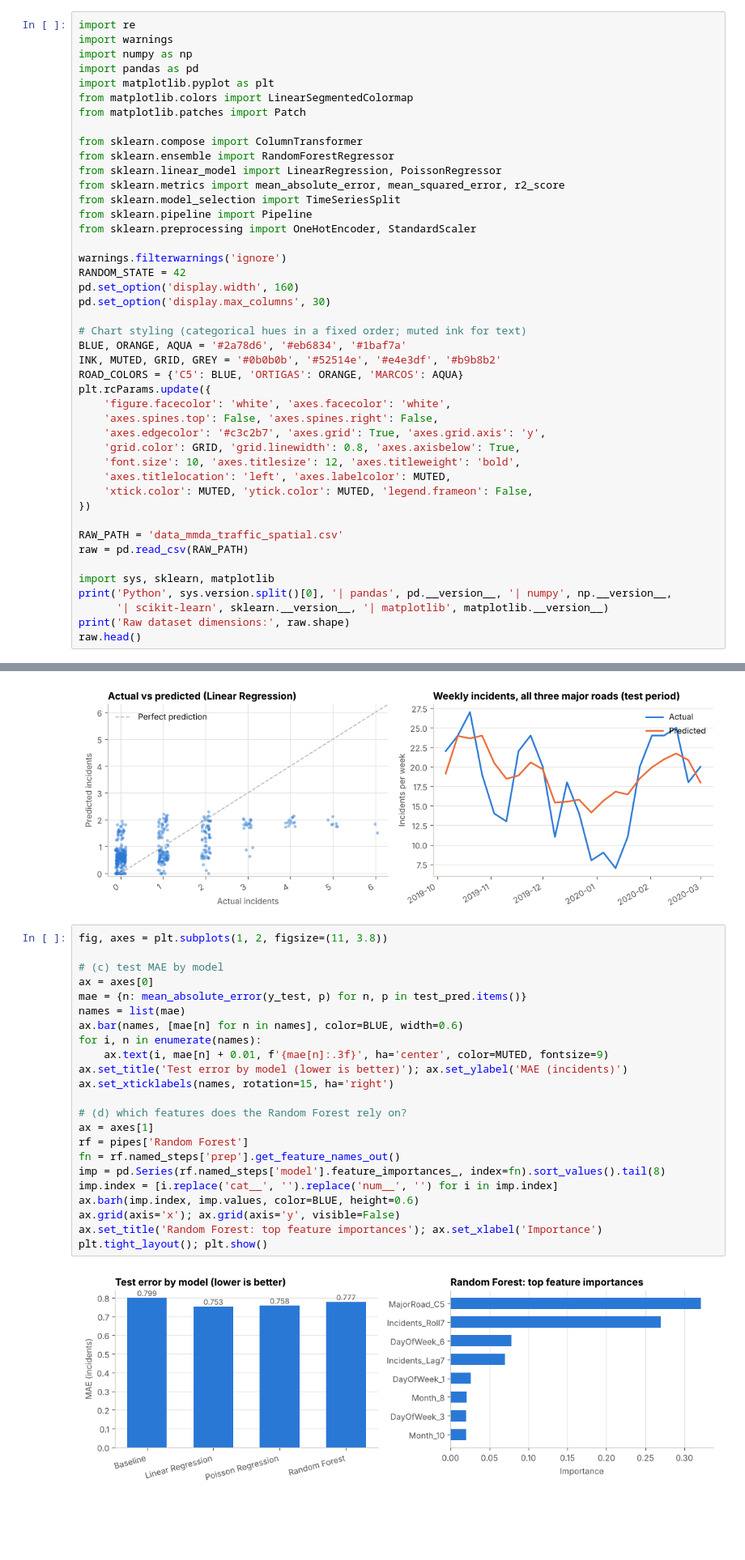
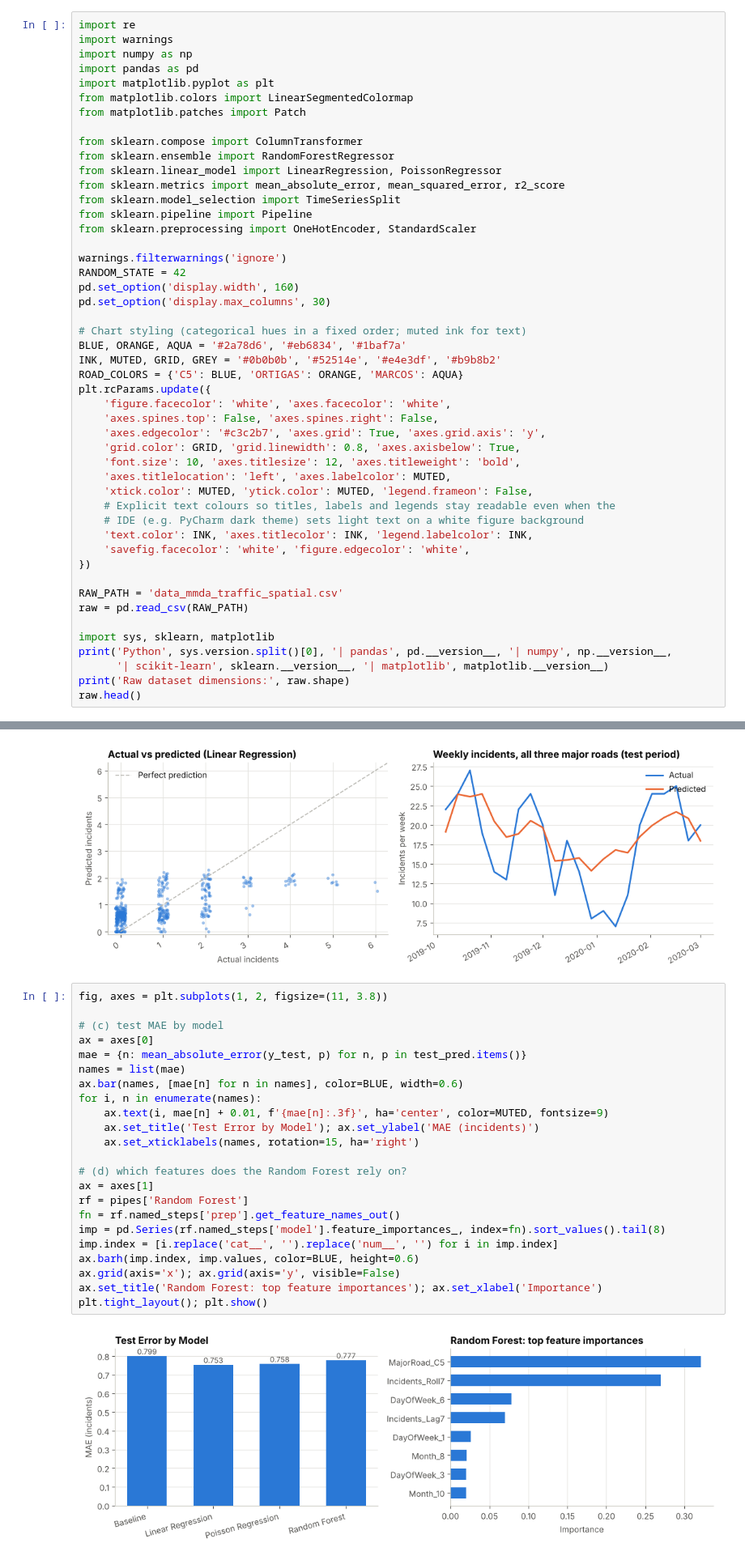
Before and after one commit to ralphflores-exe/CASE_STUDY, a Jupyter notebook: Pasig_Traffic_Incident_Regression.ipynb, the cells around one changed output, grey strips where cells are left out. Shown at 81% size. Cells and saved outputs as stored; diff of their text form; blank space fills up the shorter version.

```diff
--- a/Pasig_Traffic_Incident_Regression.ipynb
+++ b/Pasig_Traffic_Incident_Regression.ipynb
@@ -76,6 +112,10 @@ plt.rcParams.update({
     'font.size': 10, 'axes.titlesize': 12, 'axes.titleweight': 'bold',
     'axes.titlelocation': 'left', 'axes.labelcolor': MUTED,
     'xtick.color': MUTED, 'ytick.color': MUTED, 'legend.frameon': False,
+    # Explicit text colours so titles, labels and legends stay readable even when the
+    # IDE (e.g. PyCharm dark theme) sets light text on a white figure background
+    'text.color': INK, 'axes.titlecolor': INK, 'legend.labelcolor': INK,
+    'savefig.facecolor': 'white', 'figure.edgecolor': 'white',
 })
 
 RAW_PATH = 'data_mmda_traffic_spatial.csv'
@@ -727,25 +785,25 @@ plt.tight_layout(); plt.show()
 # %%
 fig, axes = plt.subplots(1, 2, figsize=(11, 3.8))
 
 # (c) test MAE by model
 ax = axes[0]
 mae = {n: mean_absolute_error(y_test, p) for n, p in test_pred.items()}
 names = list(mae)
 ax.bar(names, [mae[n] for n in names], color=BLUE, width=0.6)
 for i, n in enumerate(names):
     ax.text(i, mae[n] + 0.01, f'{mae[n]:.3f}', ha='center', color=MUTED, fontsize=9)
-ax.set_title('Test error by model (lower is better)'); ax.set_ylabel('MAE (incidents)')
-ax.set_xticklabels(names, rotation=15, ha='right')
+    ax.set_title('Test Error by Model'); ax.set_ylabel('MAE (incidents)')
+    ax.set_xticklabels(names, rotation=15, ha='right')
 
 # (d) which features does the Random Forest rely on?
 ax = axes[1]
 rf = pipes['Random Forest']
 fn = rf.named_steps['prep'].get_feature_names_out()
 imp = pd.Series(rf.named_steps['model'].feature_importances_, index=fn).sort_values().tail(8)
 imp.index = [i.replace('cat__', '').replace('num__', '') for i in imp.index]
 ax.barh(imp.index, imp.values, color=BLUE, height=0.6)
 ax.grid(axis='x'); ax.grid(axis='y', visible=False)
 ax.set_title('Random Forest: top feature importances'); ax.set_xlabel('Importance')
 plt.tight_layout(); plt.show()
 # %% [output]
-[figure, old version]
+[figure, new version]
```
Also changed, not shown: parts of 39 cells of this notebook.
